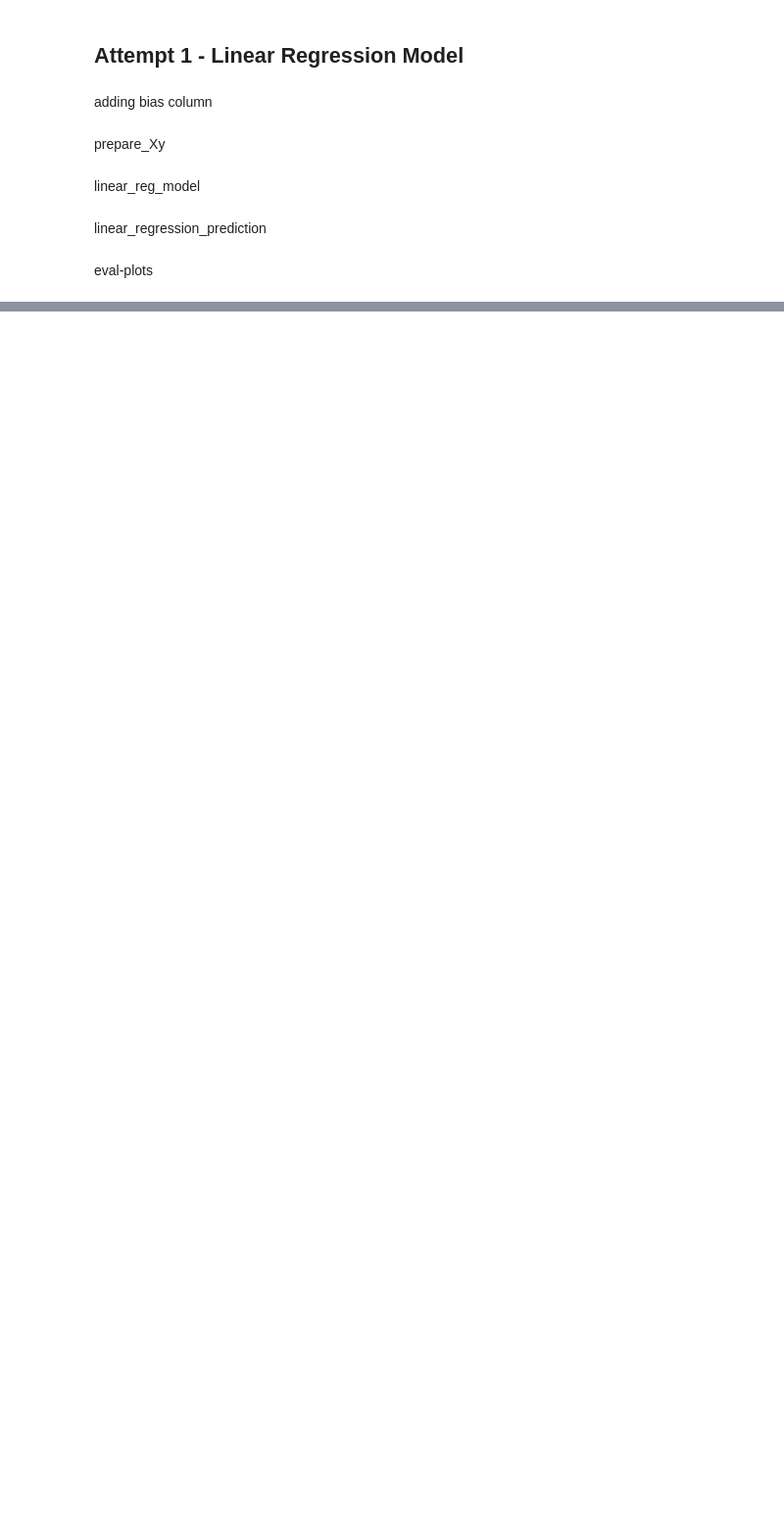
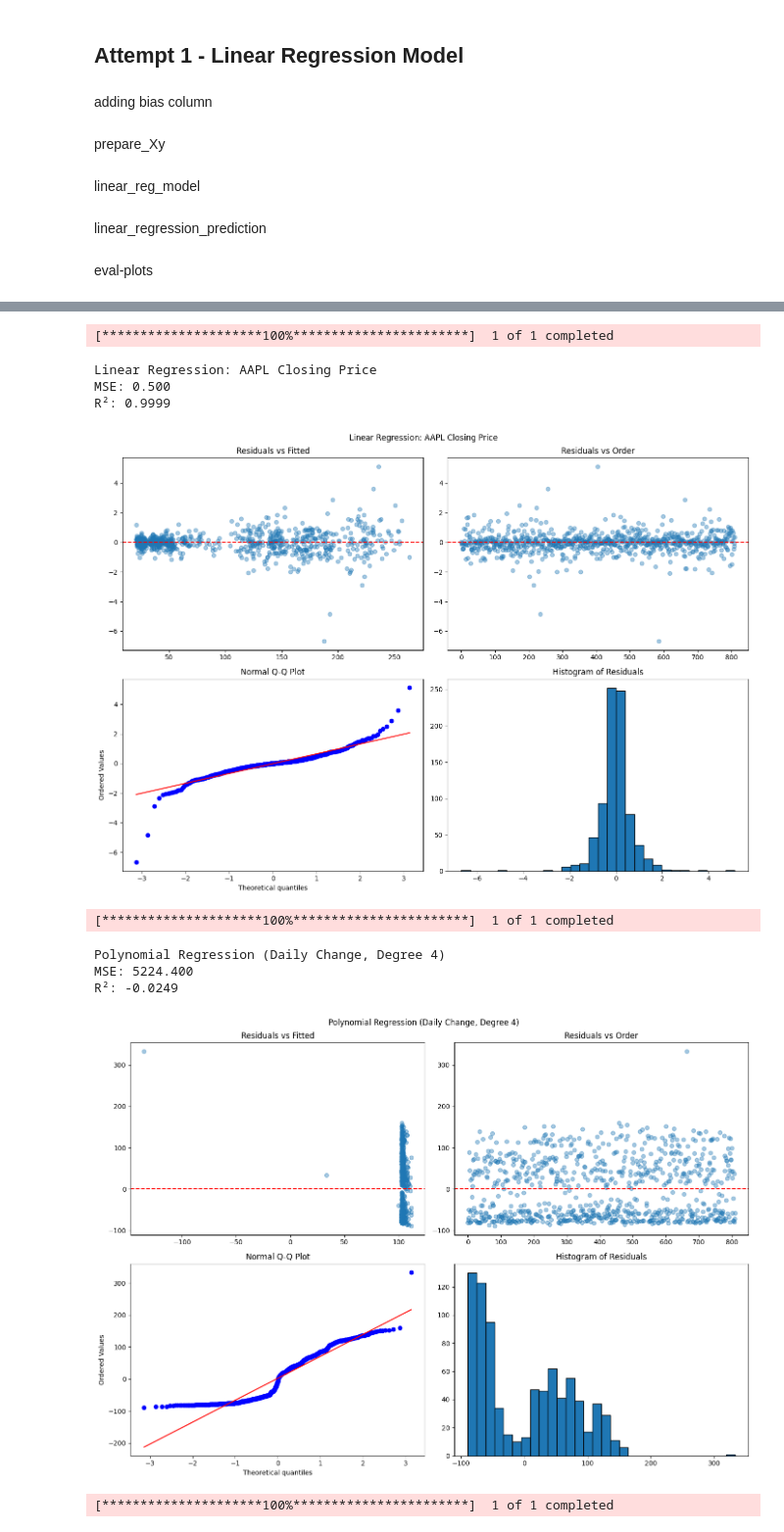
Before and after one commit to dbhagria-2004/DS3000_Project, a Jupyter notebook: Phase_III-Linear_Regression_Complete.ipynb, the cells around one changed output, grey strips where cells are left out. Shown at 98% size. Drawn from its saved outputs; the diff is of its cells as text; code cells hidden in the pictures; blank space fills up the shorter version.

```diff
--- a/Phase_III-Linear_Regression_Complete.ipynb
+++ b/Phase_III-Linear_Regression_Complete.ipynb
@@ -480,0 +224,10 @@ Future research directions might include:
+# %%
+def prepare_daily_change_polynomial_xy(df, degree=4):
+    """
+    Polynomial regression using Daily Change only.
+    """
+    X = df['Daily_Change'].values.reshape(-1, 1)
+    poly = PolynomialFeatures(degree=degree)
+    X_poly = poly.fit_transform(X)[:, 1:]
+    y = df['Close'].values
+    return X_poly, y
@@ -480,0 +259,39 @@ Future research directions might include:
+# %%
+def main_linear_regression():
+    df_raw = yf.download('AAPL', start='2015-01-01', end='2025-10-25')
+    df = clean_stock_data(df_raw)
+
+    X, y = prepare_linear_xy(df)
+    evaluate_model(X, y, "Linear Regression: AAPL Closing Price")
+# %%
+def main_polynomial_regression():
+    df_raw = yf.download('AAPL', start='2015-01-01', end='2025-10-25')
+    df = clean_stock_data(df_raw)
+
+    X_poly, y = prepare_daily_change_polynomial_xy(df, degree=4)
+    evaluate_model(X_poly, y, "Polynomial Regression (Daily Change, Degree 4)")
+# %%
+
+def main_polynomial_interaction_regression():
+    df_raw = yf.download('AAPL', start='2015-01-01', end='2025-10-25')
+    df = clean_stock_data(df_raw)
+
+    X_poly, y = prepare_interaction_polynomial_xy(df, degree=4)
+    evaluate_model(X_poly, y, "Polynomial Regression with Interaction Terms")
+# %%
+if __name__ == "__main__":
+    main_linear_regression()
+    main_polynomial_regression()
+    main_polynomial_interaction_regression()
+# %% [output]
+[*********************100%***********************]  1 of 1 completed
+Linear Regression: AAPL Closing Price
+MSE: 0.500
+R²: 0.9999
+[figure, added]
+[*********************100%***********************]  1 of 1 completed
+Polynomial Regression (Daily Change, Degree 4)
+MSE: 5224.400
+R²: -0.0249
+[figure, added]
+[*********************100%***********************]  1 of 1 completed
```
Also changed, not shown: parts of 27 cells of this notebook.
